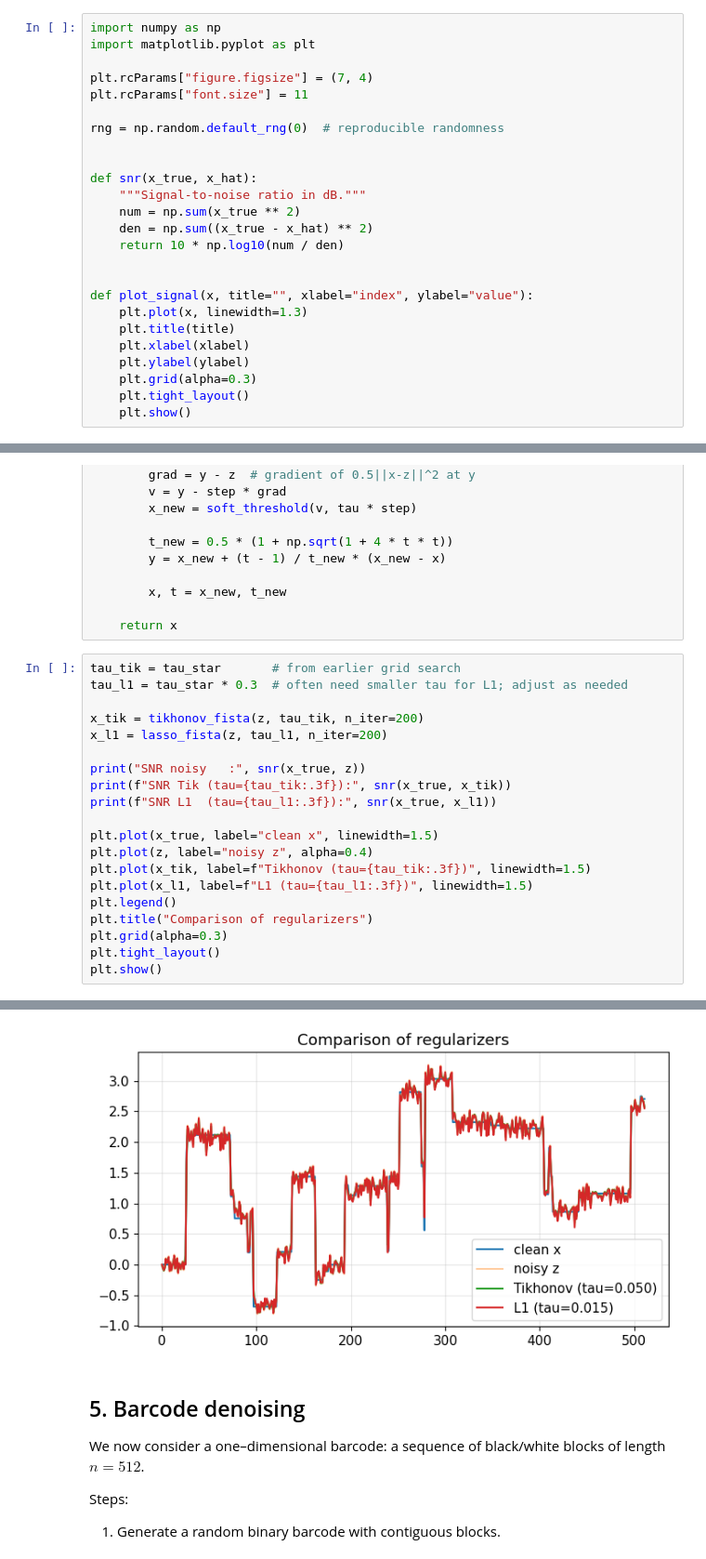
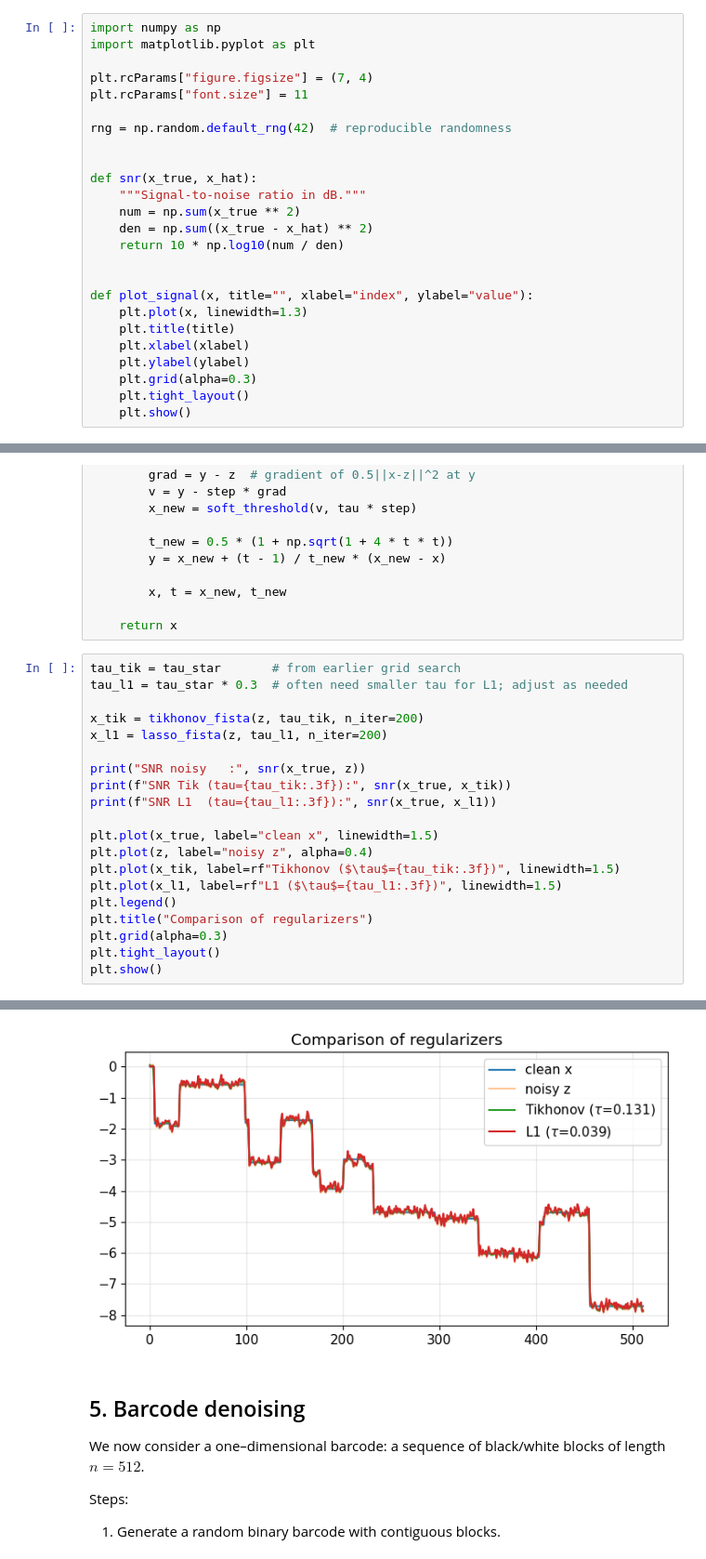
Before and after one commit to nmscarpelli/ese4031, a Jupyter notebook: ESE4031 Case Study 4.ipynb, the cells around one changed output, grey strips where cells are left out. Shown at 93% size. Drawn from its saved outputs; the diff is of its cells as text.

```diff
--- a/ESE4031 Case Study 4.ipynb
+++ b/ESE4031 Case Study 4.ipynb
@@ -26,7 +26,7 @@ import matplotlib.pyplot as plt
 plt.rcParams["figure.figsize"] = (7, 4)
 plt.rcParams["font.size"] = 11
 
-rng = np.random.default_rng(0)  # reproducible randomness
+rng = np.random.default_rng(42)  # reproducible randomness
 
 
 def snr(x_true, x_hat):
@@ -341,8 +341,8 @@ print(f"SNR L1  (tau={tau_l1:.3f}):", snr(x_true, x_l1))
 
 plt.plot(x_true, label="clean x", linewidth=1.5)
 plt.plot(z, label="noisy z", alpha=0.4)
-plt.plot(x_tik, label=f"Tikhonov (tau={tau_tik:.3f})", linewidth=1.5)
-plt.plot(x_l1, label=f"L1 (tau={tau_l1:.3f})", linewidth=1.5)
+plt.plot(x_tik, label=rf"Tikhonov ($\tau$={tau_tik:.3f})", linewidth=1.5)
+plt.plot(x_l1, label=rf"L1 ($\tau$={tau_l1:.3f})", linewidth=1.5)
 plt.legend()
 plt.title("Comparison of regularizers")
 plt.grid(alpha=0.3)
@@ -355,4 +355,4 @@ SNR L1  (tau=0.015): 24.78752138263048
-[figure, old version]
+[figure, new version]
 # %% [markdown]
 ## 5. Barcode denoising
 
```
Also changed, not shown: parts of 10 cells of this notebook.
